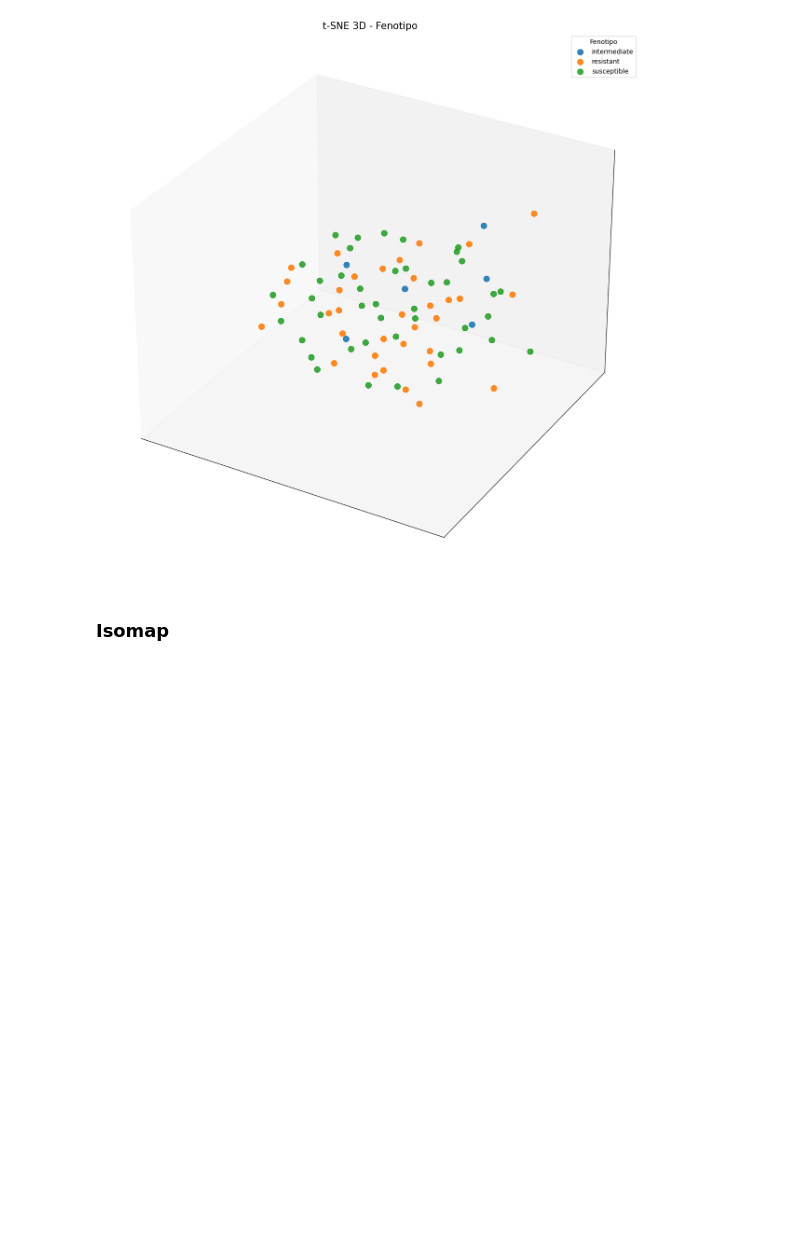
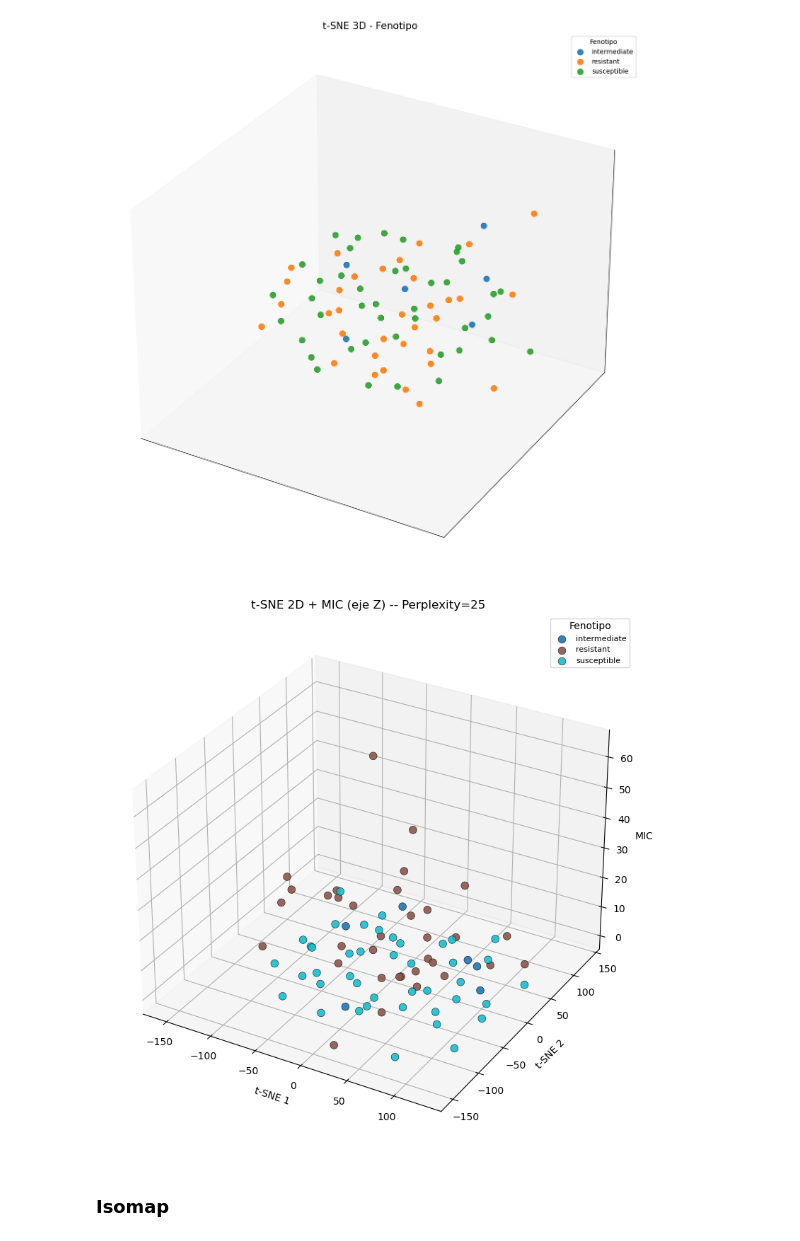
Before and after one commit to gerocharuiz/KmerTopology, a Jupyter notebook: notebooks/reduction_dim.ipynb, the cells around one changed output. Drawn from its saved outputs; the diff is of its cells as text; code cells hidden in the pictures; blank space fills up the shorter version.

```diff
--- a/notebooks/reduction_dim.ipynb
+++ b/notebooks/reduction_dim.ipynb
@@ -57,4 +131,12 @@ X = vect_E[keep_idx]
 ids_usados = [ids[i] for i in keep_idx]
 labels_usados = np.array([label_lookup[a] for a in ids_usados])
 
-# return X, ids_usados, labels_usados, ids_sin_label
+# MIC alineado al mismo orden que ids_usados / labels_usados; np.nan donde
+# el accession no tenga MIC en el manifiesto
+mic_usados = np.array([mic_lookup.get(a, np.nan) for a in ids_usados], dtype=float)
+
+n_sin_mic = int(np.isnan(mic_usados).sum())
+print(f"Accessions con fenotipo: {len(ids_usados)}")
+print(f"Accessions sin MIC (quedan como NaN, se excluyen solo de las graficas de MIC): {n_sin_mic}")
+
+# return X, ids_usados, labels_usados, mic_usados, ids_sin_label
@@ -259,6 +460,23 @@ ax.legend(title="Fenotipo")
 plt.show()
 # %% [output]
 [figure]
+# %%
+plot_mic_scatter_3d(
+    coords_2d=X_plot_2d,
+    mic_values=mic_usados,
+    labels=labels_usados,
+    ids=ids_usados,
+    annotate=False,
+    out_path="/files2/gerardo/KmerTopology/results/figures/optimized_pipeline/tsne_mic_25.png",
+    title="t-SNE 2D + MIC (eje Z) -- Perplexity=25",
+    xlabel="t-SNE 1",
+    ylabel="t-SNE 2",
+    zlabel="MIC",
+    log_mic=False,
+    show=True,
+)
+# %% [output]
+[figure, added]
 # %% [markdown]
 ### Isomap
 # %%
```
Also changed, not shown: parts of 13 cells of this notebook.
